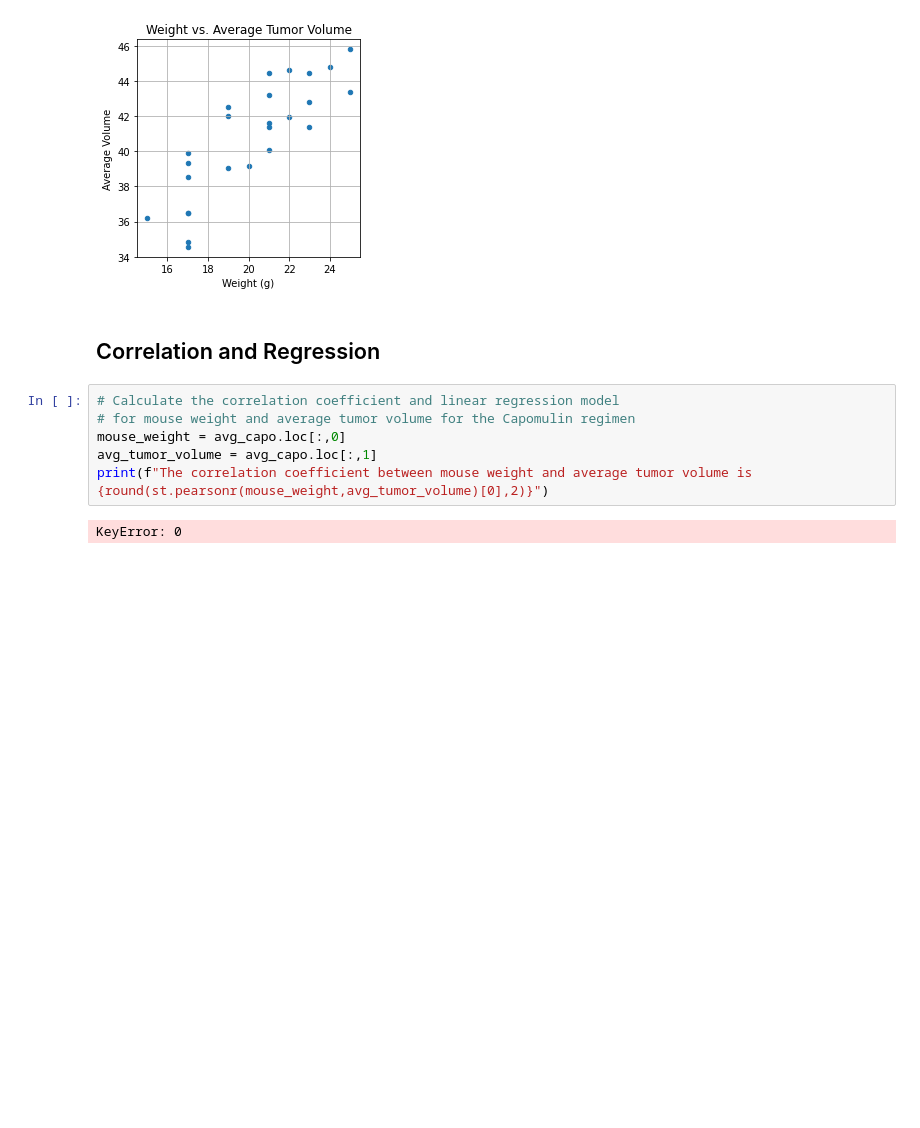
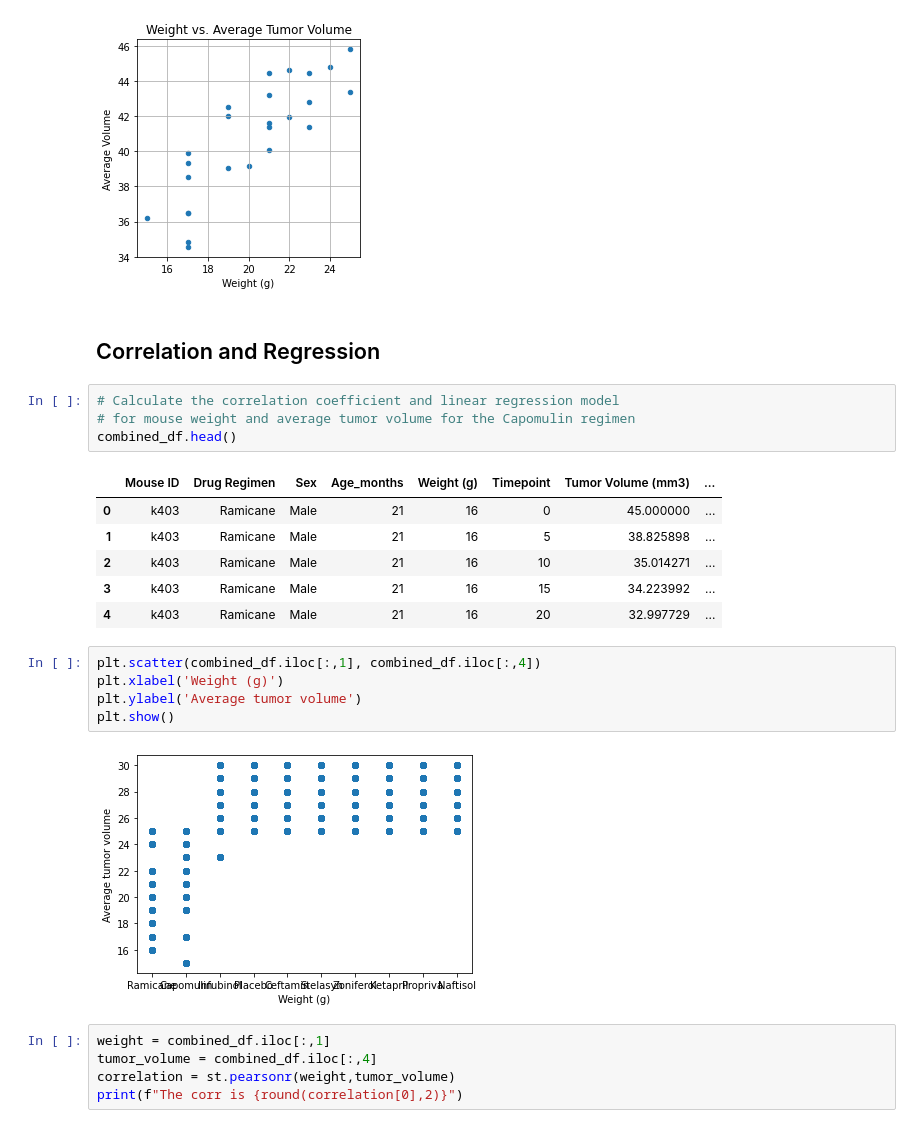
Before and after one commit to jkim3743/Matplotlib, a Jupyter notebook: Pymaceuticals/pymaceuticals_starter.ipynb, the cells around one changed output. Drawn from its saved outputs; the diff is of its cells as text; blank space fills up the shorter version.

```diff
--- a/Pymaceuticals/pymaceuticals_starter.ipynb
+++ b/Pymaceuticals/pymaceuticals_starter.ipynb
@@ -374,8 +374,23 @@ plt.show()
 # %%
 # Calculate the correlation coefficient and linear regression model
 # for mouse weight and average tumor volume for the Capomulin regimen
-mouse_weight = avg_capo.loc[:,0]
-avg_tumor_volume = avg_capo.loc[:,1]
-print(f"The correlation coefficient between mouse weight and average tumor volume is {round(st.pearsonr(mouse_weight,avg_tumor_volume)[0],2)}")
+combined_df.head()
 # %% [output]
-KeyError: 0
+|  | Mouse ID | Drug Regimen | Sex | Age_months | Weight (g) | Timepoint | Tumor Volume (mm3) | ... |
+| 0 | k403 | Ramicane | Male | 21 | 16 | 0 | 45.000000 | ... |
+| 1 | k403 | Ramicane | Male | 21 | 16 | 5 | 38.825898 | ... |
+| 2 | k403 | Ramicane | Male | 21 | 16 | 10 | 35.014271 | ... |
+| 3 | k403 | Ramicane | Male | 21 | 16 | 15 | 34.223992 | ... |
+| 4 | k403 | Ramicane | Male | 21 | 16 | 20 | 32.997729 | ... |
+# %%
+plt.scatter(combined_df.iloc[:,1], combined_df.iloc[:,4])
+plt.xlabel('Weight (g)')
+plt.ylabel('Average tumor volume')
+plt.show()
+# %% [output]
+[figure, added]
+# %%
+weight = combined_df.iloc[:,1]
+tumor_volume = combined_df.iloc[:,4]
+correlation = st.pearsonr(weight,tumor_volume)
+print(f"The corr is {round(correlation[0],2)}")
```
